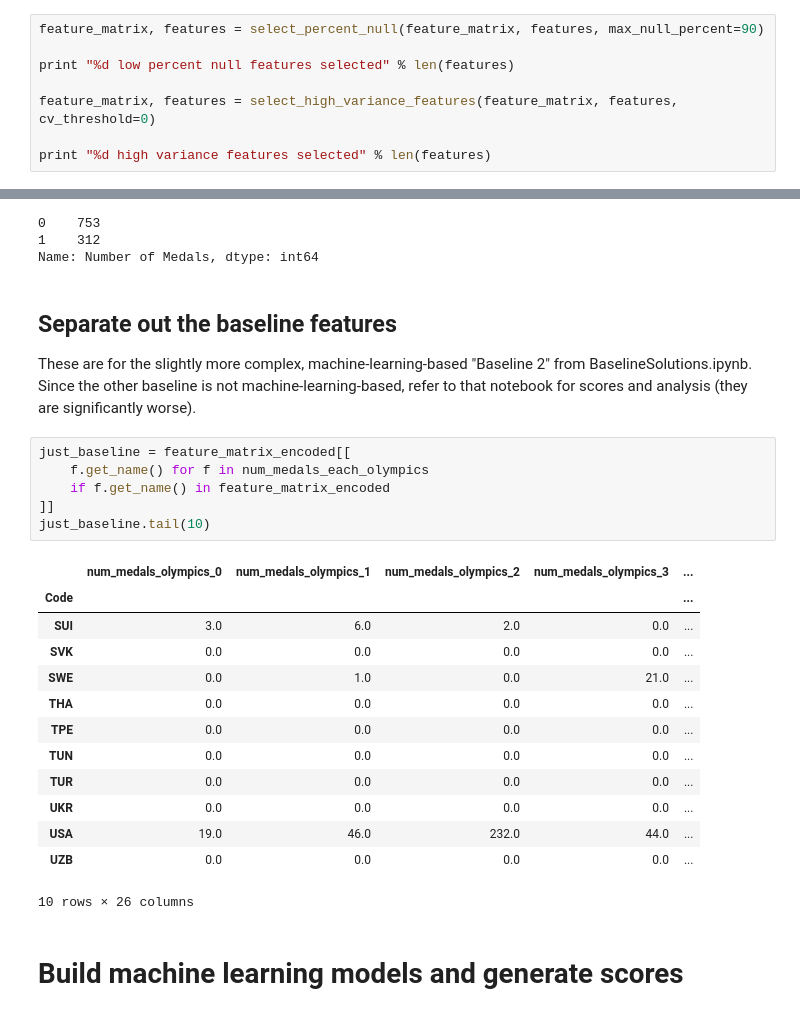
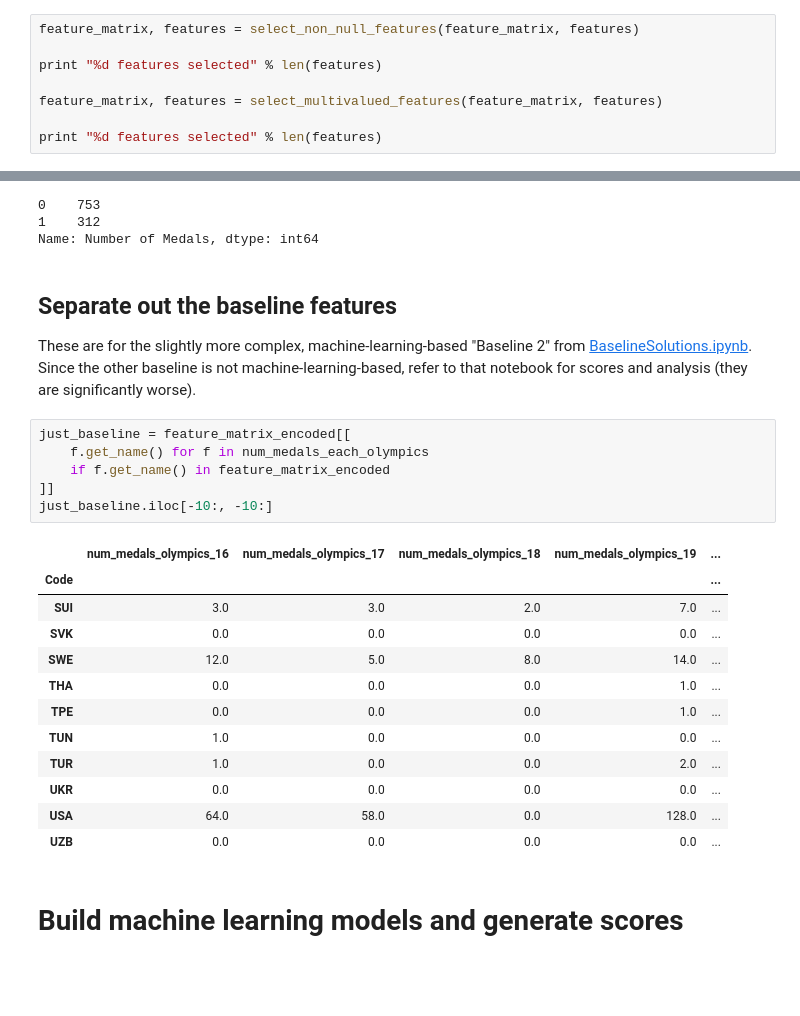
Before and after one commit to alteryx/predict-olympic-medals, a Jupyter notebook: FeaturetoolsPredictiveModelingSimple.ipynb, the cells around one changed output, grey strips where cells are left out. Cells and saved outputs as stored; diff of their text form; blank space fills up the shorter version.

```diff
--- a/FeaturetoolsPredictiveModelingSimple.ipynb
+++ b/FeaturetoolsPredictiveModelingSimple.ipynb
@@ -153,9 +181,9 @@ Featuretools contains a couple handy functions for removing features with mostly
 # %%
-feature_matrix, features = select_percent_null(feature_matrix, features, max_null_percent=90)
+feature_matrix, features = select_non_null_features(feature_matrix, features)
 
-print "%d low percent null features selected" % len(features)
+print "%d features selected" % len(features)
 
-feature_matrix, features = select_high_variance_features(feature_matrix, features, cv_threshold=0)
+feature_matrix, features = select_multivalued_features(feature_matrix, features)
 
-print "%d high variance features selected" % len(features)
+print "%d features selected" % len(features)
 # %% [output]
@@ -198,27 +226,26 @@ Name: Number of Medals, dtype: int64
 # %% [markdown]
 ## Separate out the baseline features
 
-These are for the slightly more complex, machine-learning-based "Baseline 2" from BaselineSolutions.ipynb. Since the other baseline is not machine-learning-based, refer to that notebook for scores and analysis (they are significantly worse).
+These are for the slightly more complex, machine-learning-based "Baseline 2" from [BaselineSolutions.ipynb](BaselineSolutions.ipynb). Since the other baseline is not machine-learning-based, refer to that notebook for scores and analysis (they are significantly worse).
 # %%
 just_baseline = feature_matrix_encoded[[
     f.get_name() for f in num_medals_each_olympics
     if f.get_name() in feature_matrix_encoded
 ]]
-just_baseline.tail(10)
+just_baseline.iloc[-10:, -10:]
 # %% [output]
-|  | num_medals_olympics_0 | num_medals_olympics_1 | num_medals_olympics_2 | num_medals_olympics_3 | ... |
+|  | num_medals_olympics_16 | num_medals_olympics_17 | num_medals_olympics_18 | num_medals_olympics_19 | ... |
 | Code |  |  |  |  | ... |
-| SUI | 3.0 | 6.0 | 2.0 | 0.0 | ... |
+| SUI | 3.0 | 3.0 | 2.0 | 7.0 | ... |
 | SVK | 0.0 | 0.0 | 0.0 | 0.0 | ... |
-| SWE | 0.0 | 1.0 | 0.0 | 21.0 | ... |
-| THA | 0.0 | 0.0 | 0.0 | 0.0 | ... |
-| TPE | 0.0 | 0.0 | 0.0 | 0.0 | ... |
-| TUN | 0.0 | 0.0 | 0.0 | 0.0 | ... |
-| TUR | 0.0 | 0.0 | 0.0 | 0.0 | ... |
+| SWE | 12.0 | 5.0 | 8.0 | 14.0 | ... |
+| THA | 0.0 | 0.0 | 0.0 | 1.0 | ... |
+| TPE | 0.0 | 0.0 | 0.0 | 1.0 | ... |
+| TUN | 1.0 | 0.0 | 0.0 | 0.0 | ... |
+| TUR | 1.0 | 0.0 | 0.0 | 2.0 | ... |
 | UKR | 0.0 | 0.0 | 0.0 | 0.0 | ... |
-| USA | 19.0 | 46.0 | 232.0 | 44.0 | ... |
+| USA | 64.0 | 58.0 | 0.0 | 128.0 | ... |
 | UZB | 0.0 | 0.0 | 0.0 | 0.0 | ... |
-10 rows × 26 columns
 # %% [markdown]
 # Build machine learning models and generate scores
 # %% [markdown]
```
Also changed, not shown: parts of 37 cells of this notebook, 5 other files.
